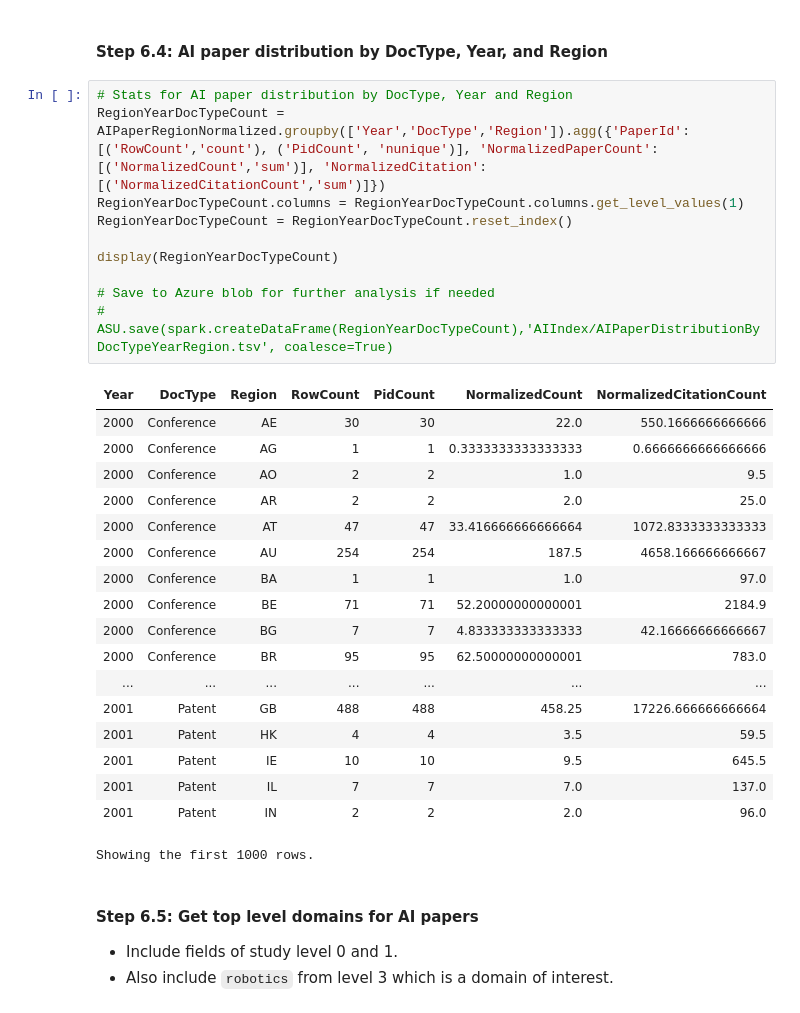
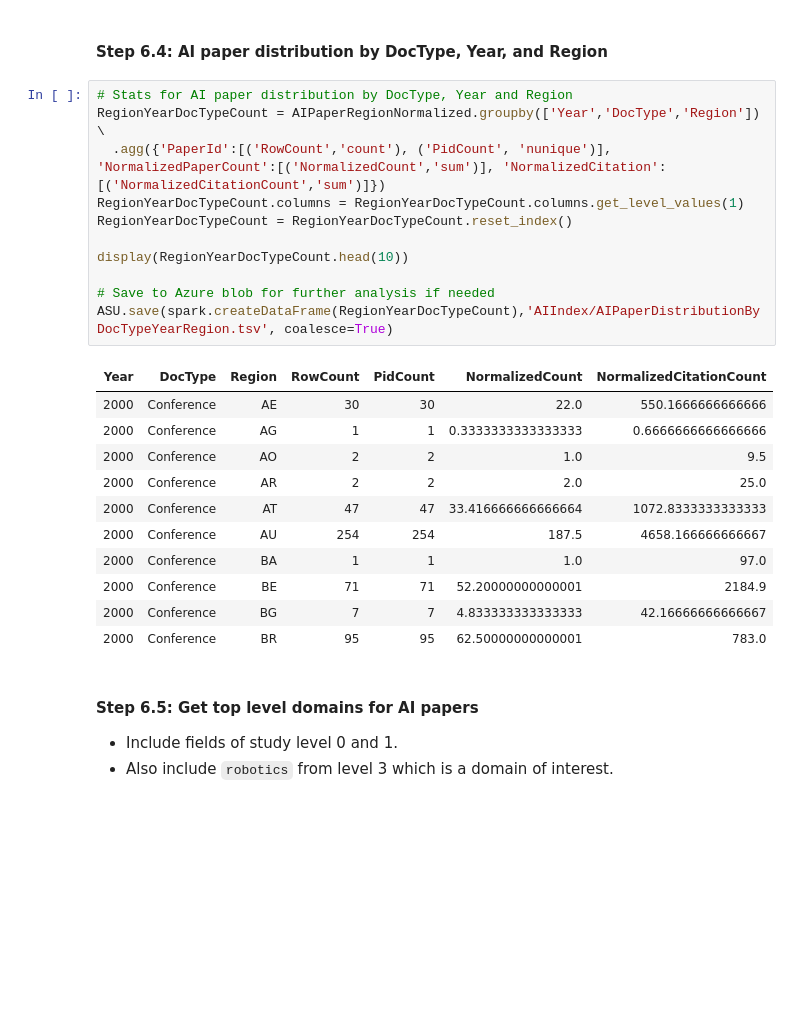
Before and after one commit to xieb0001/microsoft-academic-graph-pyspark-samples, a Jupyter notebook: src/AIIndex.ipynb, the cells around one changed output. Saved outputs shown, nothing was run; the diff lists cells and outputs as text; blank space fills up the shorter version.

```diff
--- a/src/AIIndex.ipynb
+++ b/src/AIIndex.ipynb
@@ -263,33 +263,27 @@ display(iso3Count)
 #### Step 6.4: AI paper distribution by DocType, Year, and Region
 # %%
 # Stats for AI paper distribution by DocType, Year and Region
-RegionYearDocTypeCount = AIPaperRegionNormalized.groupby(['Year','DocType','Region']).agg({'PaperId':[('RowCount','count'), ('PidCount', 'nunique')], 'NormalizedPaperCount':[('NormalizedCount','sum')], 'NormalizedCitation':[('NormalizedCitationCount','sum')]})
+RegionYearDocTypeCount = AIPaperRegionNormalized.groupby(['Year','DocType','Region']) \
+  .agg({'PaperId':[('RowCount','count'), ('PidCount', 'nunique')], 'NormalizedPaperCount':[('NormalizedCount','sum')], 'NormalizedCitation':[('NormalizedCitationCount','sum')]})
 RegionYearDocTypeCount.columns = RegionYearDocTypeCount.columns.get_level_values(1)
 RegionYearDocTypeCount = RegionYearDocTypeCount.reset_index()
 
-display(RegionYearDocTypeCount)
+display(RegionYearDocTypeCount.head(10))
 
 # Save to Azure blob for further analysis if needed
-# ASU.save(spark.createDataFrame(RegionYearDocTypeCount),'AIIndex/AIPaperDistributionByDocTypeYearRegion.tsv', coalesce=True)
+ASU.save(spark.createDataFrame(RegionYearDocTypeCount),'AIIndex/AIPaperDistributionByDocTypeYearRegion.tsv', coalesce=True)
 # %% [output]
 | Year | DocType | Region | RowCount | PidCount | NormalizedCount | NormalizedCitationCount |
 | 2000 | Conference | AE | 30 | 30 | 22.0 | 550.1666666666666 |
 | 2000 | Conference | AG | 1 | 1 | 0.3333333333333333 | 0.6666666666666666 |
 | 2000 | Conference | AO | 2 | 2 | 1.0 | 9.5 |
 | 2000 | Conference | AR | 2 | 2 | 2.0 | 25.0 |
 | 2000 | Conference | AT | 47 | 47 | 33.416666666666664 | 1072.8333333333333 |
 | 2000 | Conference | AU | 254 | 254 | 187.5 | 4658.166666666667 |
 | 2000 | Conference | BA | 1 | 1 | 1.0 | 97.0 |
 | 2000 | Conference | BE | 71 | 71 | 52.20000000000001 | 2184.9 |
 | 2000 | Conference | BG | 7 | 7 | 4.833333333333333 | 42.16666666666667 |
 | 2000 | Conference | BR | 95 | 95 | 62.50000000000001 | 783.0 |
-| ... | ... | ... | ... | ... | ... | ... |
-| 2001 | Patent | GB | 488 | 488 | 458.25 | 17226.666666666664 |
-| 2001 | Patent | HK | 4 | 4 | 3.5 | 59.5 |
-| 2001 | Patent | IE | 10 | 10 | 9.5 | 645.5 |
-| 2001 | Patent | IL | 7 | 7 | 7.0 | 137.0 |
-| 2001 | Patent | IN | 2 | 2 | 2.0 | 96.0 |
-Showing the first 1000 rows.
 # %% [markdown]
 #### Step 6.5: Get top level domains for AI papers
 - Include fields of study level 0 and 1.
```
